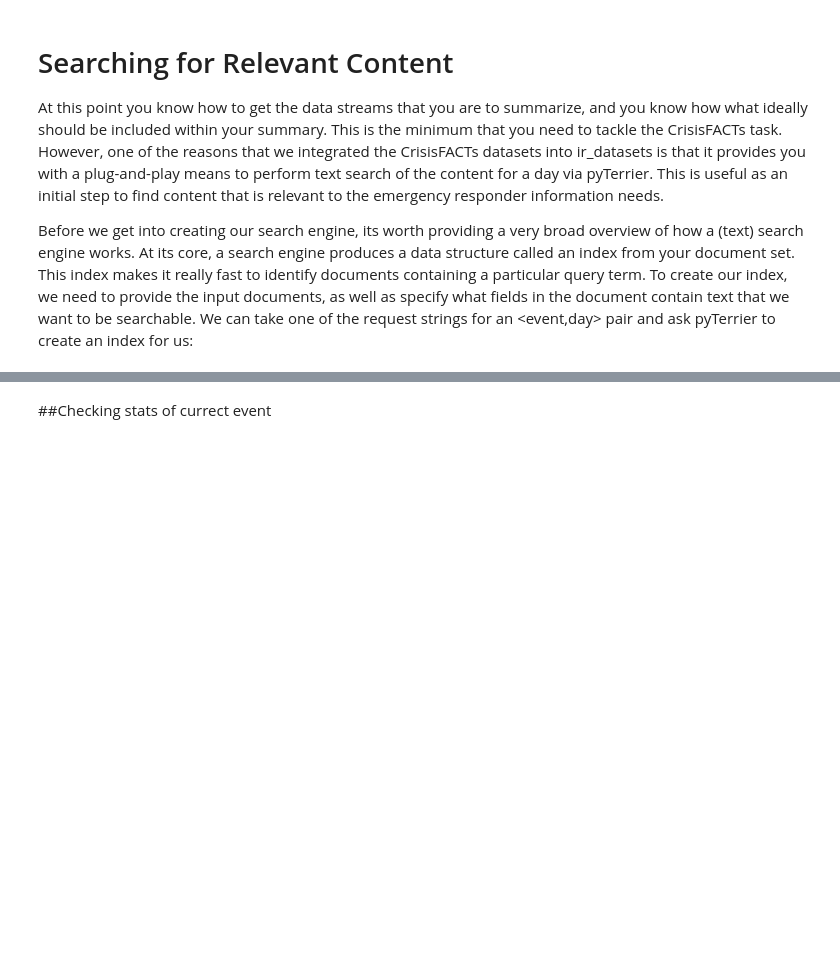
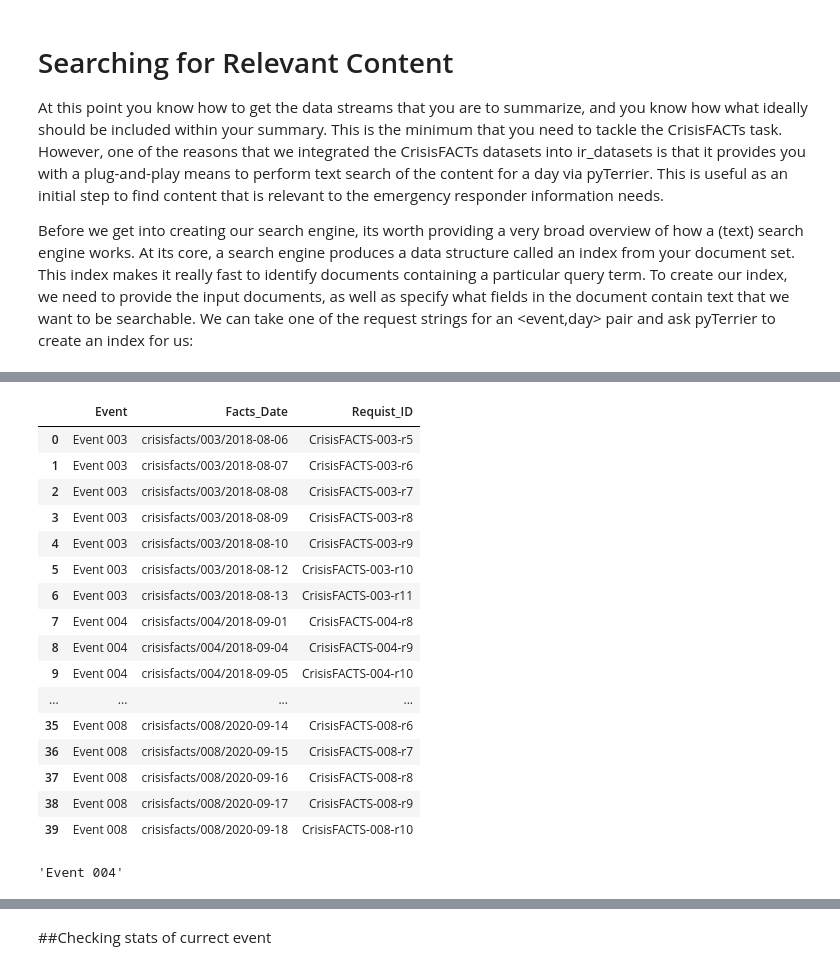
Before and after one commit to sush104/Crisis_Event_Ranking_and_Summarization, a Jupyter notebook: CrisisFACTs_Sushant.ipynb, the cells around one changed output, grey strips where cells are left out. Cells and saved outputs as stored; diff of their text form; code cells hidden in the pictures; blank space fills up the shorter version.

```diff
--- a/CrisisFACTs_Sushant.ipynb
+++ b/CrisisFACTs_Sushant.ipynb
@@ -273,3 +406,27 @@ def w2v_qexp(q):
+# %%
+stream_df
+# %% [output]
+|  | Event | Facts_Date | Requist_ID |
+| 0 | Event 003 | crisisfacts/003/2018-08-06 | CrisisFACTS-003-r5 |
+| 1 | Event 003 | crisisfacts/003/2018-08-07 | CrisisFACTS-003-r6 |
+| 2 | Event 003 | crisisfacts/003/2018-08-08 | CrisisFACTS-003-r7 |
+| 3 | Event 003 | crisisfacts/003/2018-08-09 | CrisisFACTS-003-r8 |
+| 4 | Event 003 | crisisfacts/003/2018-08-10 | CrisisFACTS-003-r9 |
+| 5 | Event 003 | crisisfacts/003/2018-08-12 | CrisisFACTS-003-r10 |
+| 6 | Event 003 | crisisfacts/003/2018-08-13 | CrisisFACTS-003-r11 |
+| 7 | Event 004 | crisisfacts/004/2018-09-01 | CrisisFACTS-004-r8 |
+| 8 | Event 004 | crisisfacts/004/2018-09-04 | CrisisFACTS-004-r9 |
+| 9 | Event 004 | crisisfacts/004/2018-09-05 | CrisisFACTS-004-r10 |
+| ... | ... | ... | ... |
+| 35 | Event 008 | crisisfacts/008/2020-09-14 | CrisisFACTS-008-r6 |
+| 36 | Event 008 | crisisfacts/008/2020-09-15 | CrisisFACTS-008-r7 |
+| 37 | Event 008 | crisisfacts/008/2020-09-16 | CrisisFACTS-008-r8 |
+| 38 | Event 008 | crisisfacts/008/2020-09-17 | CrisisFACTS-008-r9 |
+| 39 | Event 008 | crisisfacts/008/2020-09-18 | CrisisFACTS-008-r10 |
+# %%
+stream_df['Event'][0]
+# %% [output]
+'Event 004'
 # %%
 file_dict = {}
 w2v_ranked_df = pd.DataFrame()
```
Also changed, not shown: parts of 33 cells of this notebook.
